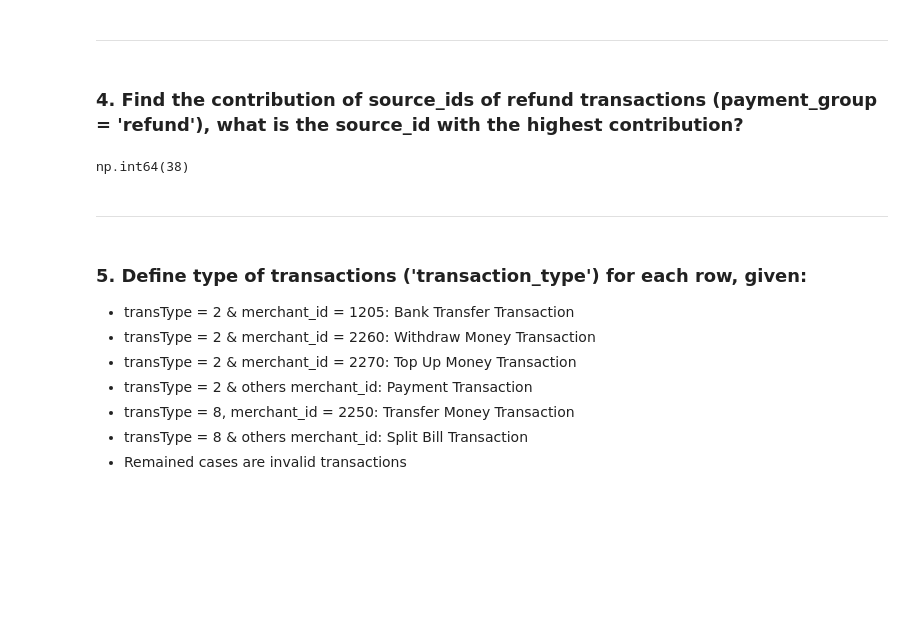
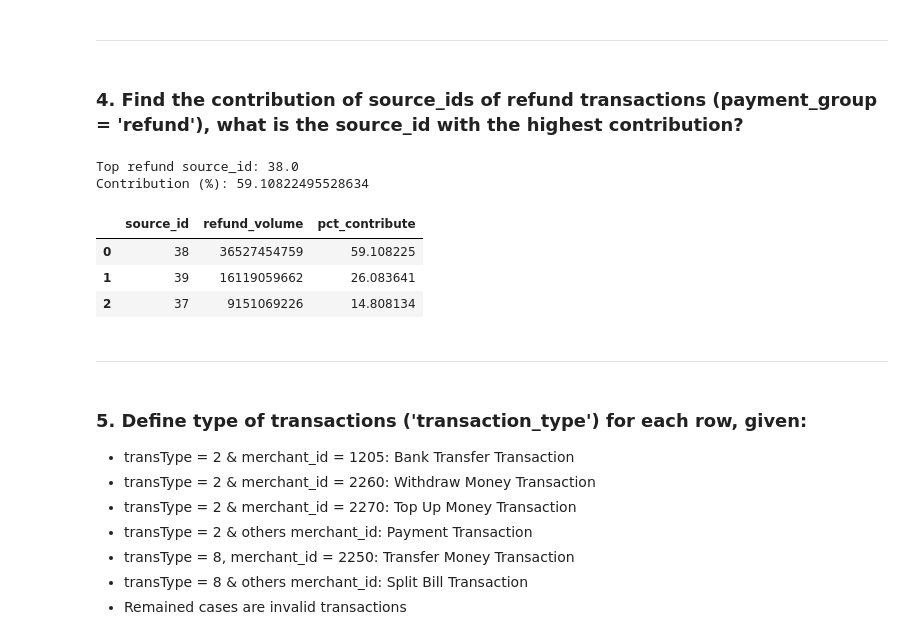
Before and after one commit to PonVo02/E-Wallet-Payment-Performance-Analysis-Python, a Jupyter notebook: Võ_Văn_Pon_Project_2_EDA_+_Data_Wrangling.ipynb, the cells around one changed output. Drawn from its saved outputs; the diff is of its cells as text; code cells hidden in the pictures; blank space fills up the shorter version.

```diff
--- a/Võ_Văn_Pon_Project_2_EDA_+_Data_Wrangling.ipynb
+++ b/Võ_Văn_Pon_Project_2_EDA_+_Data_Wrangling.ipynb
@@ -569,19 +582,33 @@ dtype: int64
 # %%
 # 4. Find the contribution of source_ids of refund transactions (payment_group = 'refund'), what is the source_id with the highest contribution?
 
+# Filter refund transactions
 rf_payment_enriched = payment_enriched[payment_enriched['payment_group'] == 'refund']
 
+# Refund volume by source_id + contribution %
 rf_contribution = (
     rf_payment_enriched.groupby('source_id')['volume']
     .sum()
     .sort_values(ascending=False)
+    .reset_index(name='refund_volume')
 )
 
-top_rf_source = rf_contribution.idxmax()
+rf_contribution["pct_contribute"] = rf_contribution['refund_volume'] / rf_contribution['refund_volume'].sum() * 100
 
-top_rf_source
+top_source_id = rf_contribution.iloc[0]['source_id']
+top_pct = rf_contribution.iloc[0]['pct_contribute']
+
+print("Top refund source_id:", top_source_id)
+print("Contribution (%):", top_pct)
+
+rf_contribution
 # %% [output]
-np.int64(38)
+Top refund source_id: 38.0
+Contribution (%): 59.10822495528634
+|  | source_id | refund_volume | pct_contribute |
+| 0 | 38 | 36527454759 | 59.108225 |
+| 1 | 39 | 16119059662 | 26.083641 |
+| 2 | 37 | 9151069226 | 14.808134 |
 # %% [markdown]
 -----
 # %% [markdown]
```
Also changed, not shown: parts of 3 cells of this notebook.
